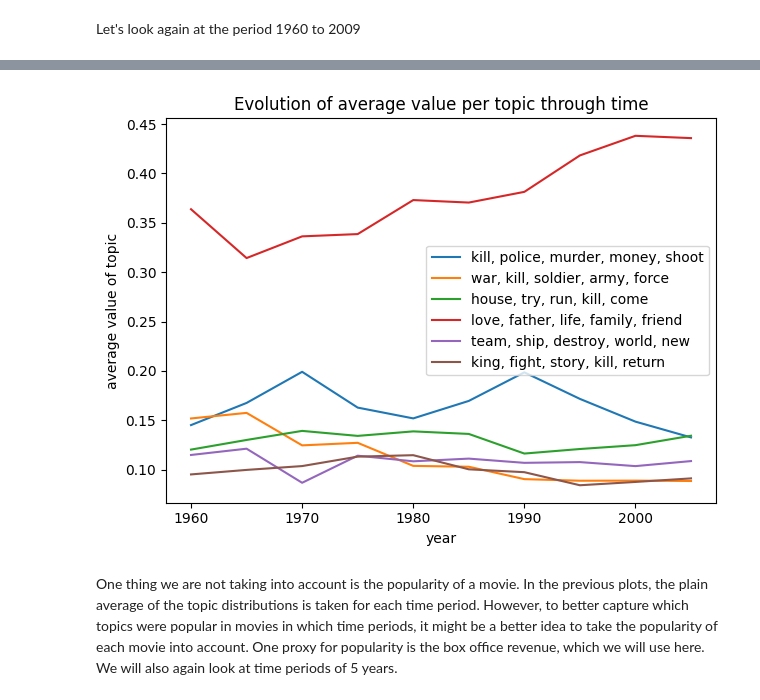
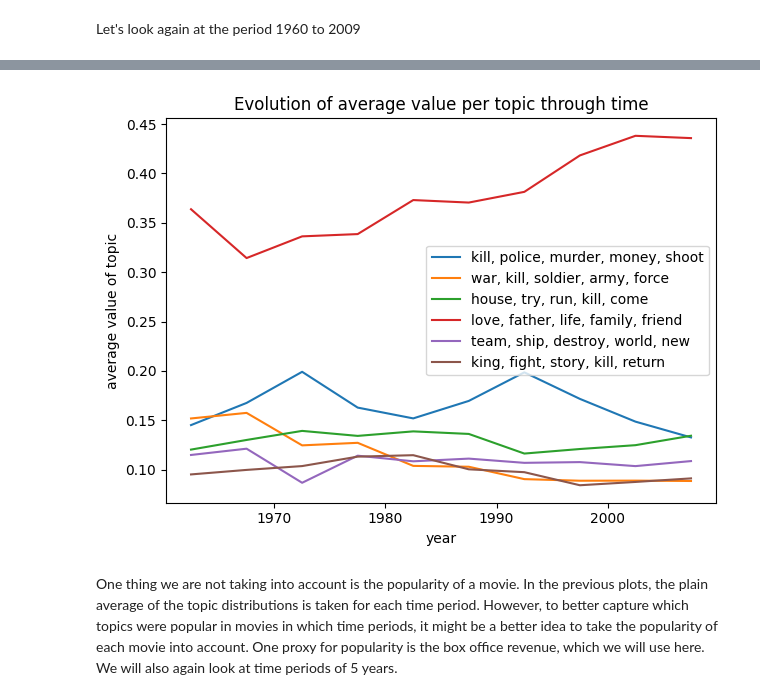
Before and after one commit to epfl-ada/ada-2023-project-msosm, a Jupyter notebook: plot_clustering.ipynb, the cells around one changed output, grey strips where cells are left out. Cells and saved outputs as stored; diff of their text form; code cells hidden in the pictures.

```diff
--- a/plot_clustering.ipynb
+++ b/plot_clustering.ipynb
@@ -480,7 +480,7 @@ plots_year["period"] = (plots_year.index//5)*5
 plots_5year = plots_year.groupby("period").apply(weighted_avg)
 # %%
 for topic in range(0,6):
-    plt.plot(plots_5year.index, plots_5year["average_topic_{}".format(topic)], label=words_per_topic[topic])
+    plt.plot(plots_5year.index + 2.5, plots_5year["average_topic_{}".format(topic)], label=words_per_topic[topic])
 
 plt.legend()
 plt.xlabel("year")
@@ -510,14 +496,14 @@ plots_5year_60_09 = plots_5year.loc[1960:2009]
 # %%
 for topic in range(0,6):
-    plt.plot(plots_5year_60_09.index, plots_5year_60_09["average_topic_{}".format(topic)], label=words_per_topic[topic])
+    plt.plot(plots_5year_60_09.index + 2.5, plots_5year_60_09["average_topic_{}".format(topic)], label=words_per_topic[topic])
 
 plt.legend()
 plt.xlabel("year")
 plt.ylabel("average value of topic")
 plt.title("Evolution of average value per topic through time")
 plt.tight_layout()
 # %% [output]
-[figure, old version]
+[figure, new version]
 # %% [markdown]
 One thing we are not taking into account is the popularity of a movie. In the previous plots, the plain average of the topic distributions is taken for each time period. However, to better capture which topics were popular in movies in which time periods, it might be a better idea to take the popularity of each movie into account. One proxy for popularity is the box office revenue, which we will use here. We will also again look at time periods of 5 years.
 # %%
```
Also changed, not shown: parts of 17 cells of this notebook.
